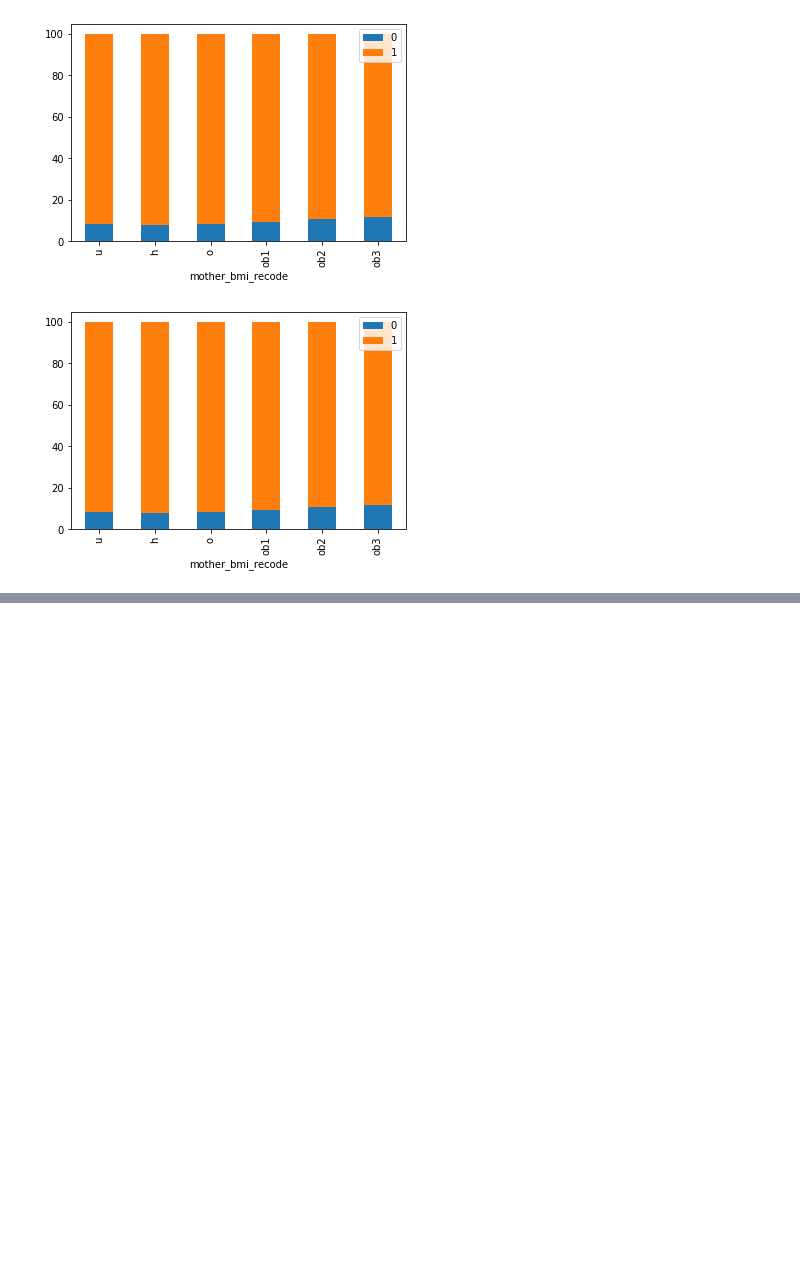
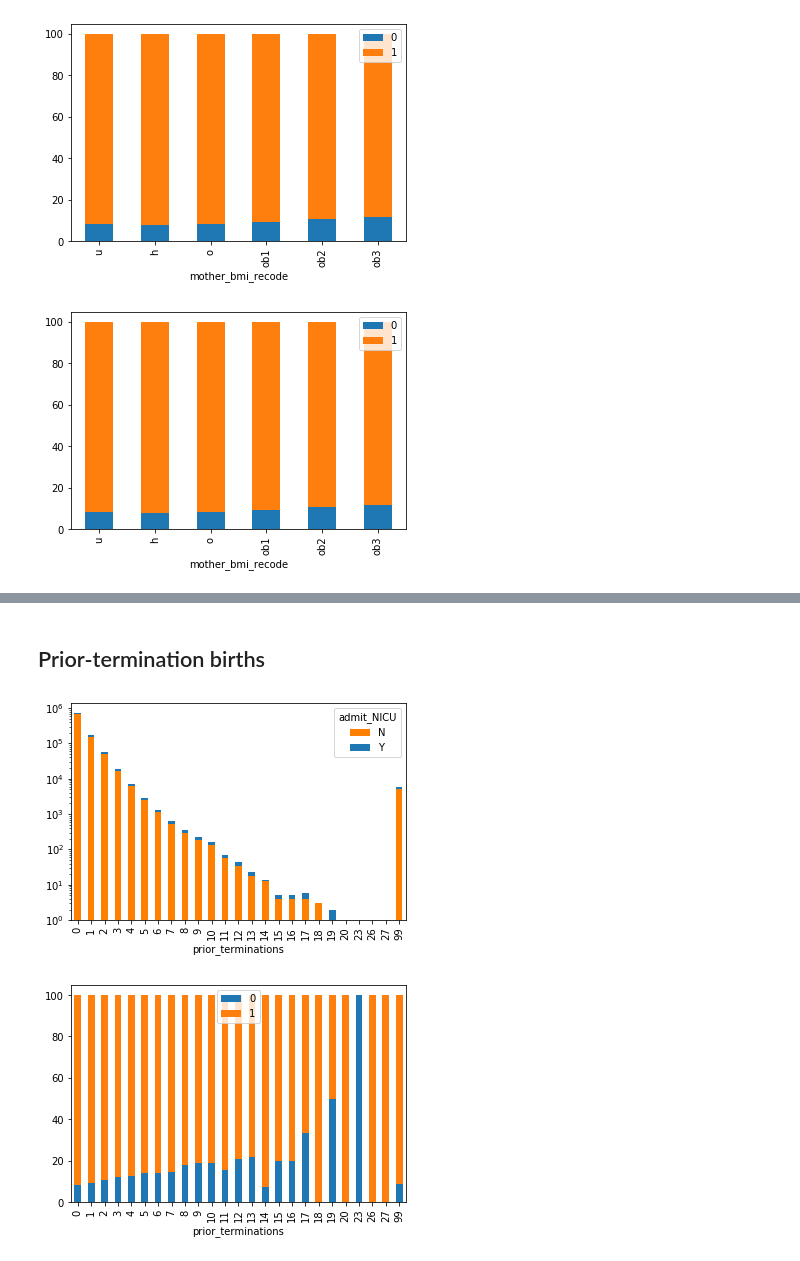
Before and after one commit to mkwasnica/CDC_capstone, a Jupyter notebook: notebooks/MK_Visualization.ipynb, the cells around one changed output, grey strips where cells are left out. Saved outputs shown, nothing was run; the diff lists cells and outputs as text; code cells hidden in the pictures; blank space fills up the shorter version.

```diff
--- a/notebooks/MK_Visualization.ipynb
+++ b/notebooks/MK_Visualization.ipynb
@@ -10,6 +10,8 @@ import matplotlib.pyplot as plt
 import re
 # %%
 births = pd.read_csv('../data/processed/totDF_dwnsmpl_clean.csv')
+# %%
+births_nou = births.loc[births['admit_NICU'] != 'U']
 # %%
 colnames = np.array(births.columns)
 colnames
@@ -101,0 +125,9 @@ pct_bplot(births,'pre_preg_diab')
+# %% [markdown]
+## Prior-termination births
+# %%
+pter_plt = births_nou.groupby(['prior_terminations'])['admit_NICU'].value_counts().unstack()
+pter_plt.plot(kind = 'bar', logy = True, stacked = True, color = ['#ff7f00','#1f77b4'])
+pct_bplot(births_nou,'prior_terminations')
+# %% [output]
+[figure, added]
+[figure, added]
```
Also changed, not shown: parts of 22 cells of this notebook.
